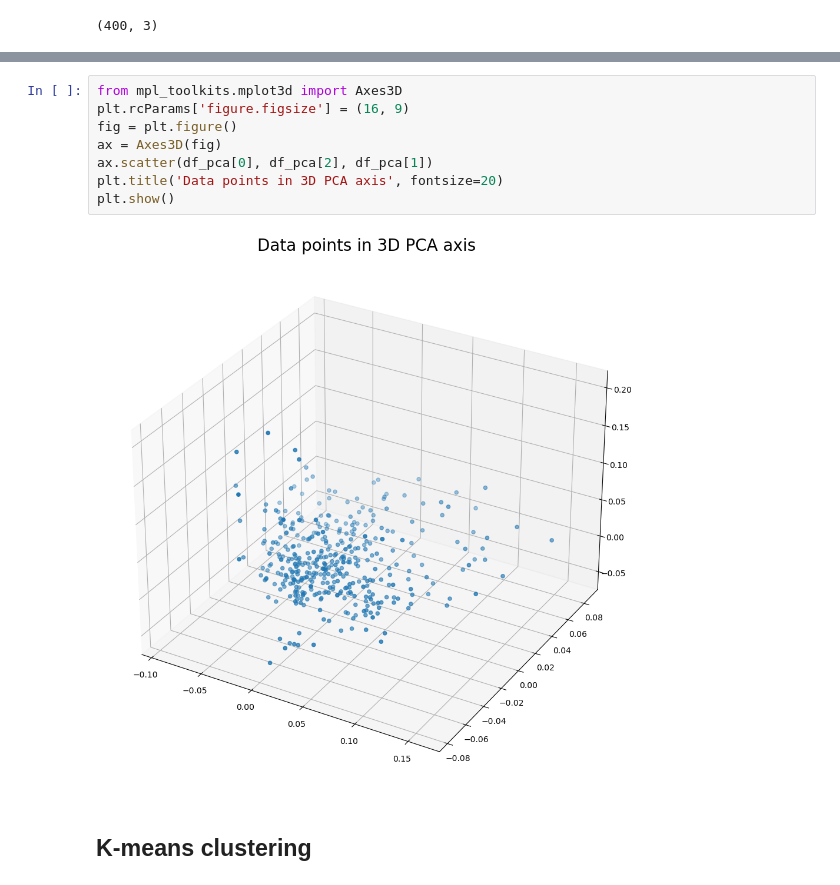
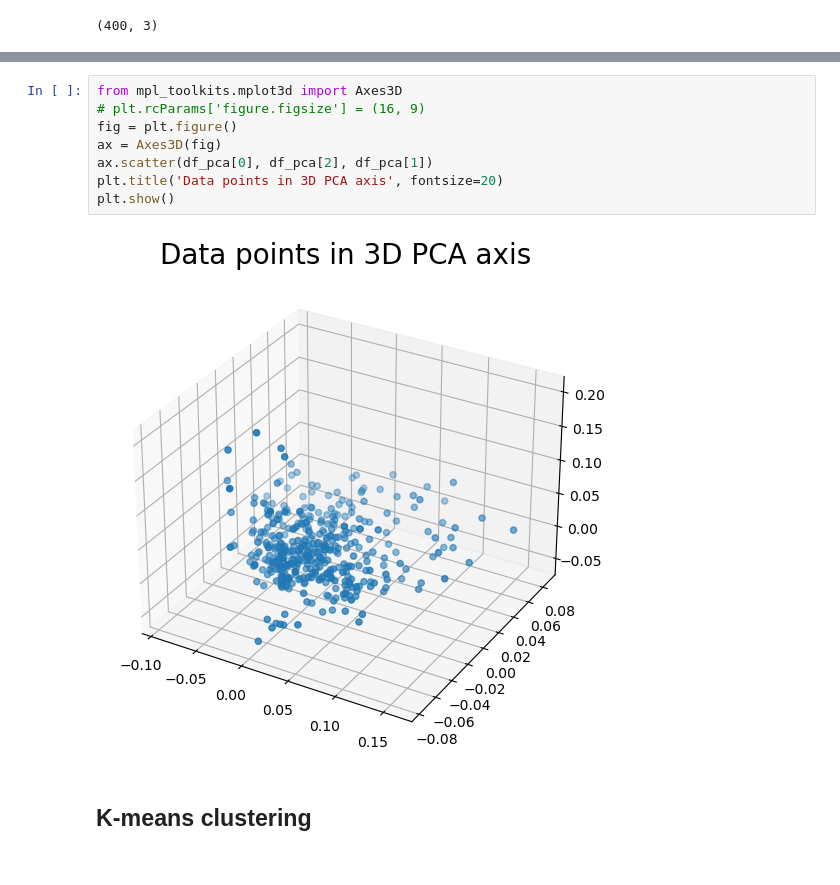
Before and after one commit to NuoLeiNYU/movie-recommendation-system, a Jupyter notebook: movie_recommender_analysis.ipynb, the cells around one changed output, grey strips where cells are left out. Cells and saved outputs as stored; diff of their text form.

```diff
--- a/movie_recommender_analysis.ipynb
+++ b/movie_recommender_analysis.ipynb
@@ -233,13 +233,13 @@ df_pca.head()
 # %%
 from mpl_toolkits.mplot3d import Axes3D
-plt.rcParams['figure.figsize'] = (16, 9)
+# plt.rcParams['figure.figsize'] = (16, 9)
 fig = plt.figure()
 ax = Axes3D(fig)
 ax.scatter(df_pca[0], df_pca[2], df_pca[1])
 plt.title('Data points in 3D PCA axis', fontsize=20)
 plt.show()
 # %% [output]
-[figure, old version]
+[figure, new version]
 # %% [markdown]
 ## K-means clustering
 # %% [markdown]
```
Also changed, not shown: parts of 9 cells of this notebook, 3 other files.
